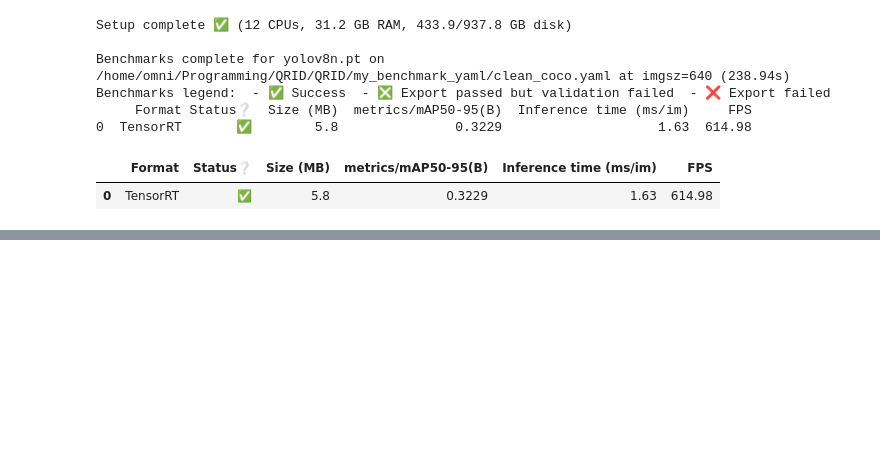
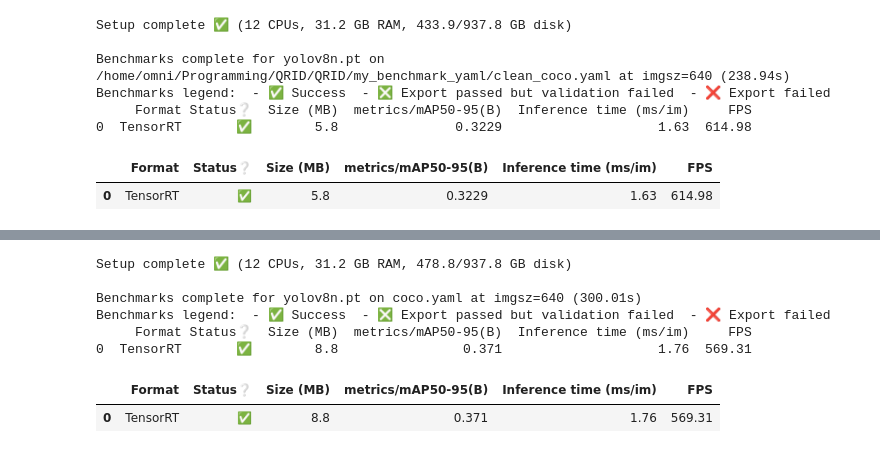
Before and after one commit to AllanK24/QRID, a Jupyter notebook: test_static_quant_tensorrt.ipynb, the cells around one changed output, grey strips where cells are left out. Cells and saved outputs as stored; diff of their text form; code cells hidden in the pictures; blank space fills up the shorter version.

```diff
--- a/test_static_quant_tensorrt.ipynb
+++ b/test_static_quant_tensorrt.ipynb
@@ -79,0 +102,20 @@ Benchmarks legend:  - ✅ Success  - ❎ Export passed but validation failed  -
+# %%
+from ultralytics.utils.benchmarks import benchmark
+benchmark(
+    model="yolov8n.pt",
+    data="coco.yaml",
+    imgsz=640,
+    half=True,
+    device="cuda",
+    verbose=False,
+    format="engine",
+) # benchmark function ensures using batch size 1
+# %% [output]
+Setup complete ✅ (12 CPUs, 31.2 GB RAM, 478.8/937.8 GB disk)
+
+Benchmarks complete for yolov8n.pt on coco.yaml at imgsz=640 (300.01s)
+Benchmarks legend:  - ✅ Success  - ❎ Export passed but validation failed  - ❌️ Export failed
+     Format Status❔  Size (MB)  metrics/mAP50-95(B)  Inference time (ms/im)     FPS
+0  TensorRT       ✅        8.8                0.371                    1.76  569.31
+|  | Format | Status❔ | Size (MB) | metrics/mAP50-95(B) | Inference time (ms/im) | FPS |
+| 0 | TensorRT | ✅ | 8.8 | 0.371 | 1.76 | 569.31 |
```
Also changed, not shown: parts of 8 cells of this notebook, 5 other files.
